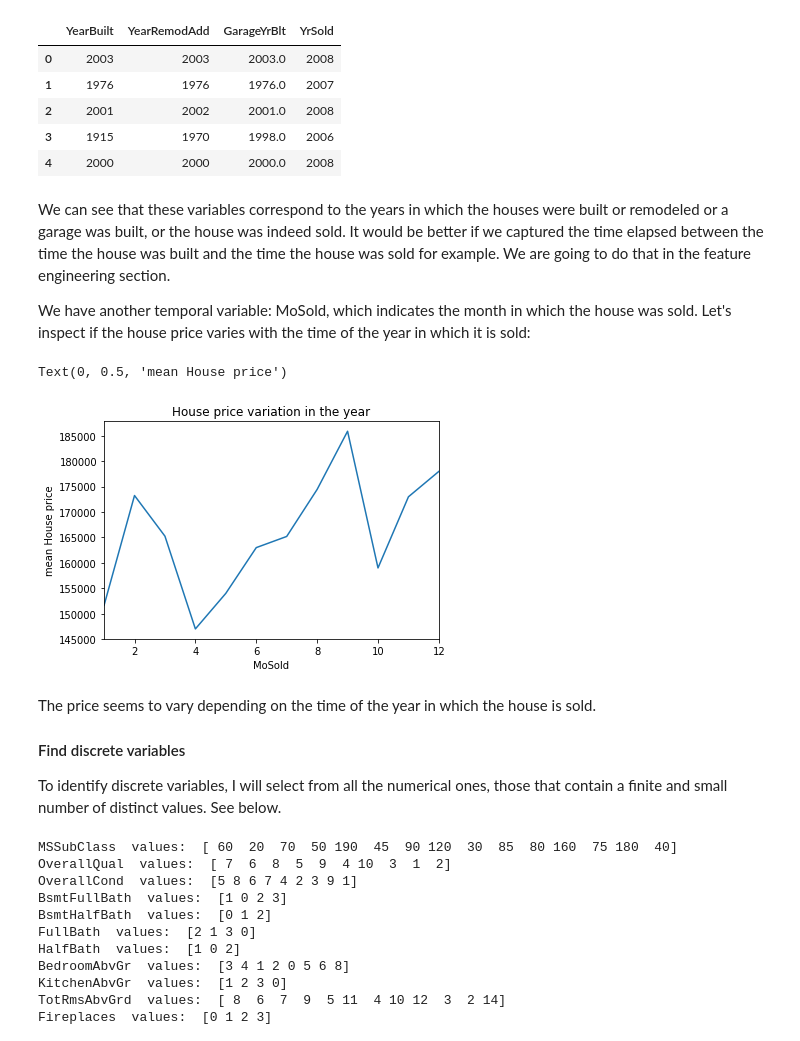
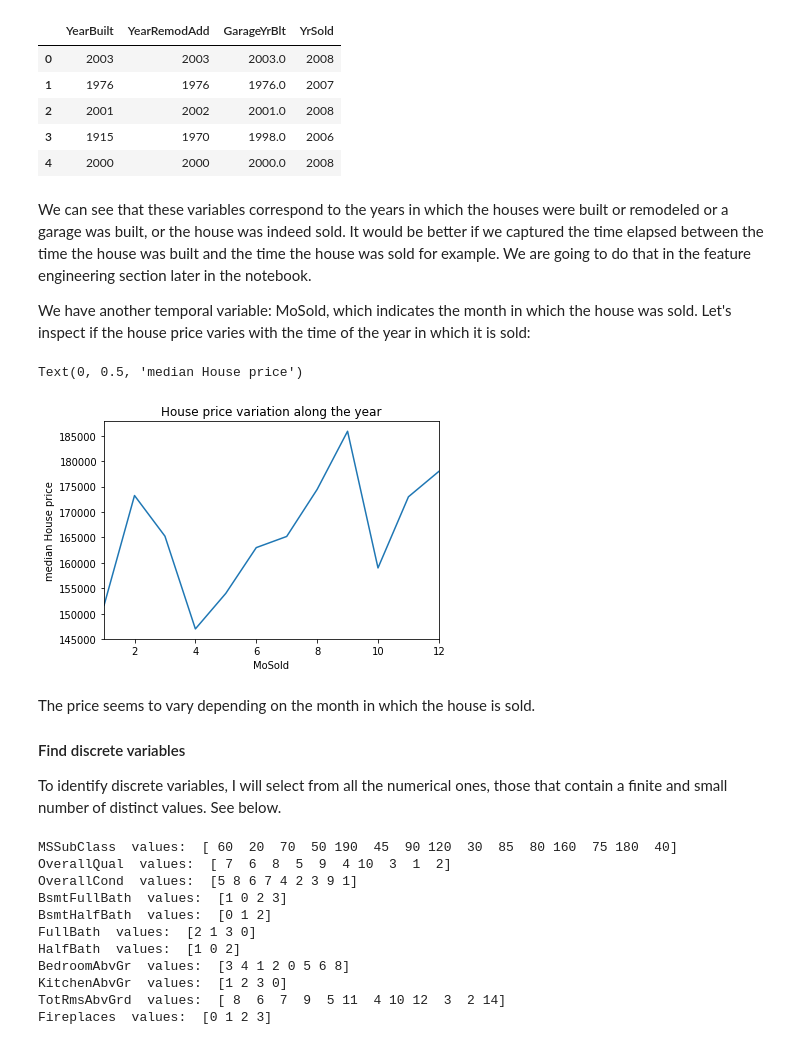
Before and after one commit to solegalli/feature-engineering-for-machine-learning, a Jupyter notebook: Section-13-Putting-it-altogether/13.02-Regression-house-prices.ipynb, the cells around one changed output. Drawn from its saved outputs; the diff is of its cells as text; code cells hidden in the pictures.

```diff
--- a/Section-13-Putting-it-altogether/13.02-Regression-house-prices.ipynb
+++ b/Section-13-Putting-it-altogether/13.02-Regression-house-prices.ipynb
@@ -132,18 +132,20 @@ data[year_vars].head()
 | 3 | 1915 | 1970 | 1998.0 | 2006 |
 | 4 | 2000 | 2000 | 2000.0 | 2008 |
 # %% [markdown]
-We can see that these variables correspond to the years in which the houses were built or remodeled or a garage was built, or the house was indeed sold. It would be better if we captured the time elapsed between the time the house was built and the time the house was sold for example. We are going to do that in the feature engineering section.
+We can see that these variables correspond to the years in which the houses were built or remodeled or a garage was built, or the house was indeed sold. It would be better if we captured the time elapsed between the time the house was built and the time the house was sold for example. We are going to do that in the feature engineering section later in the notebook.
 
 We have another temporal variable: MoSold, which indicates the month in which the house was sold. Let's inspect if the house price varies with the time of the year in which it is sold:
 # %%
+# plot median house price per month in which it was sold
+
 data.groupby('MoSold')['SalePrice'].median().plot()
-plt.title('House price variation in the year')
-plt.ylabel('mean House price')
+plt.title('House price variation along the year')
+plt.ylabel('median House price')
 # %% [output]
-Text(0, 0.5, 'mean House price')
+Text(0, 0.5, 'median House price')
-[figure, old version]
+[figure, new version]
 # %% [markdown]
-The price seems to vary depending on the time of the year in which the house is sold.
+The price seems to vary depending on the month in which the house is sold.
 
 #### Find discrete variables
 
```
Also changed, not shown: parts of 23 cells of this notebook, 1 other file.
